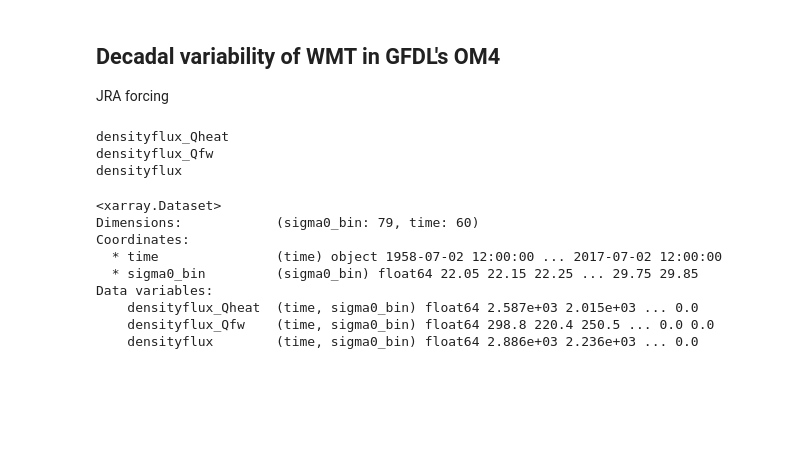
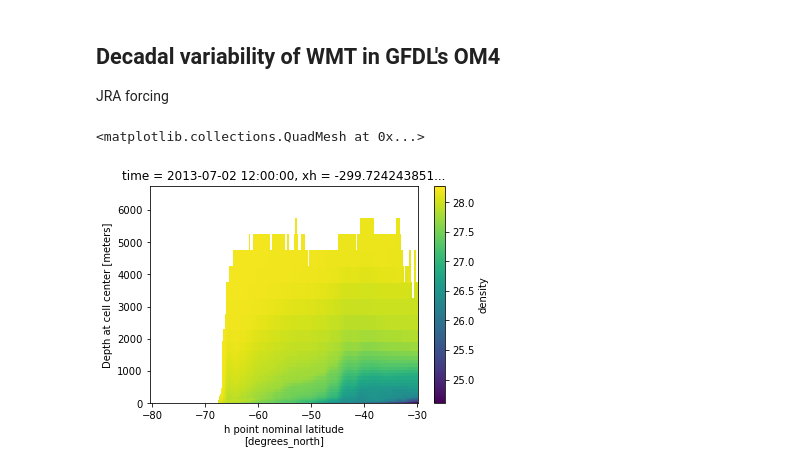
Before and after one commit to gmacgilchrist/so_decadal_variability, a Jupyter notebook: so_decadal-variability_OM4-JRA.ipynb, the cells around one changed output. Saved outputs shown, nothing was run; the diff lists cells and outputs as text; code cells hidden in the pictures; blank space fills up the shorter version.

```diff
--- a/so_decadal-variability_OM4-JRA.ipynb
+++ b/so_decadal-variability_OM4-JRA.ipynb
@@ -21,7 +22,7 @@ import wmt_bgc.basic as wmt
 rootdir = '/archive/Raphael.Dussin/xanadu_esm4_20190304_mom6_2019.08.08/OM4p25_JRA55do1.4_0netfw_cycle6/gfdl.ncrc4-intel16-prod/pp/'
 pp = 'ocean_annual_z'
 localdir = '/ts/annual/5yr/'
-filename = pp+'.*.nc'
+filename = pp+'.201*.nc'
 ds = xr.open_mfdataset(rootdir+pp+localdir+filename)
 grid = xr.open_dataset(rootdir+pp+'/'+pp+'.static.nc')
 # %%
@@ -50,40 +36,36 @@ densityflux = wmt.calc_densityflux(ds_SO['boundary_forcing_heat_tendency'],
-# %%
-# Histogram boundary fluxes by density
-sigma0_bins = np.arange(22,30,0.1)
-mask = np.isnan(ds_SO['sigma0'])
-# heatflux = (ds_SO['boundary_forcing_heat_tendency']*ds_SO['volcello']).where(~mask)
-# heatflux_binned = histogram(ds_SO['sigma0'].where(~mask),
-#                             bins=[sigma0_bins],
-#                             dim=['xh','yh','z_l'],
-#                             weights=heatflux)
-# saltflux = (ds_SO['boundary_forcing_salt_tendency']*ds_SO['volcello']).where(~mask)
-# saltflux_binned = histogram(ds_SO['sigma0'].where(~mask),
-#                             bins=[sigma0_bins],
-#                             dim=['xh','yh','z_l'],
-#                             weights=saltflux)
-densityflux_binned = xr.Dataset()
-for term in densityflux.data_vars:
-    print(term)
-    flux = (densityflux[term]*grid['areacello']).where(~mask)
-    densityflux_binned[term] = histogram(ds_SO['sigma0'].where(~mask),
-                            bins=[sigma0_bins],
-                            dim=['xh','yh','z_l'],
-                            weights=flux)
-# %% [output]
-densityflux_Qheat
-densityflux_Qfw
-densityflux
-# %%
-# heatflux_binned.load()
-# saltflux_binned.load()
-densityflux_binned.load()
-# %% [output]
-<xarray.Dataset>
-Dimensions:            (sigma0_bin: 79, time: 60)
-Coordinates:
-  * time               (time) object 1958-07-02 12:00:00 ... 2017-07-02 12:00:00
-  * sigma0_bin         (sigma0_bin) float64 22.05 22.15 22.25 ... 29.75 29.85
-Data variables:
-    densityflux_Qheat  (time, sigma0_bin) float64 2.587e+03 2.015e+03 ... 0.0
-    densityflux_Qfw    (time, sigma0_bin) float64 298.8 220.4 250.5 ... 0.0 0.0
-    densityflux        (time, sigma0_bin) float64 2.886e+03 2.236e+03 ... 0.0
+# %%
+# Preprocess
+# Isolate Southern Ocean
+ds_SO = ds.sel(yh=slice(-90,-30),yq=slice(-90,-30))
+
+# Pressure from depth
+ds_SO['p'] = wmt.gsw_p_from_z(-ds_SO['z_l'],grid['geolat'])
+
+# Calculate density
+density = 'mjd05'
+if density=='sigma0':
+    ### sigma0
+    # Calculate density
+    ds_SO['density'] = wmt.gsw_sigma0(ds_SO['so'],ds_SO['thetao'])
+    # Calculate alpha and beta
+    alpha = wmt.gsw_alpha(ds_SO['so'],ds_SO['thetao'],ds_SO['p'])
+    beta = wmt.gsw_beta(ds_SO['so'],ds_SO['thetao'],ds_SO['p'])
+elif density=='jmd95':
+    ### jmd95
+    # Calculate density
+    ds_SO['density'] = jmd95.rho(ds_SO['so'],ds_SO['thetao'],ds_SO['p'])
+    # Calculate alpha and beta
+    alpha = jmd95.drhodt(ds_SO['so'],ds_SO['thetao'],ds_SO['p'])
+    beta = jmd95.drhods(ds_SO['so'],ds_SO['thetao'],ds_SO['p'])
+elif density=='mjd05':
+    ### mjd05
+    # Calculate density
+    ds_SO['density'] = wmt.sigmantr_mjd05(ds_SO['so'],ds_SO['thetao'])
+    # Calculate alpha and beta
+    alpha = wmt.gsw_alpha(ds_SO['so'],ds_SO['thetao'],ds_SO['p'])
+    beta = wmt.gsw_beta(ds_SO['so'],ds_SO['thetao'],ds_SO['p'])
+# %%
+ds_SO['density'].isel(time=0,xh=0).plot()
+# %% [output]
+<matplotlib.collections.QuadMesh at 0x...>
+[figure, added]
```
Also changed, not shown: parts of 18 cells of this notebook, 1 other file.
